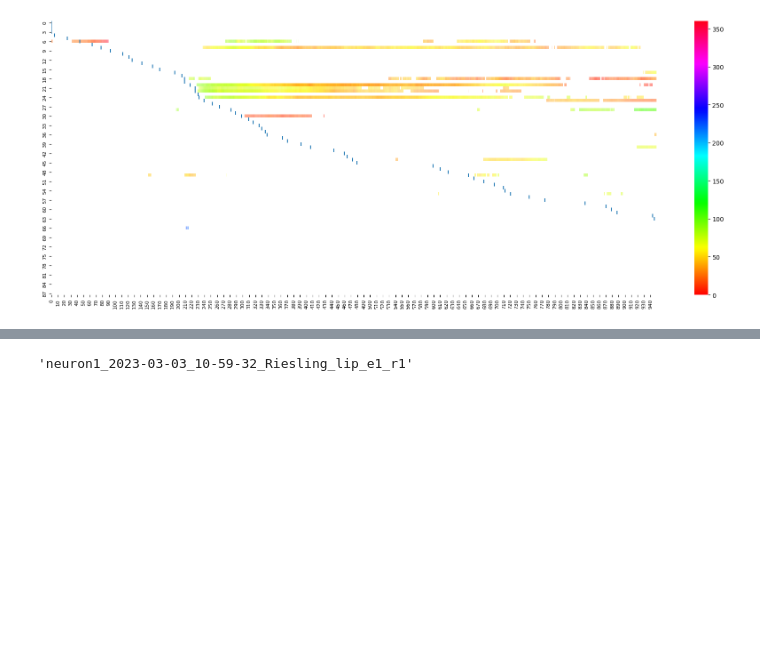
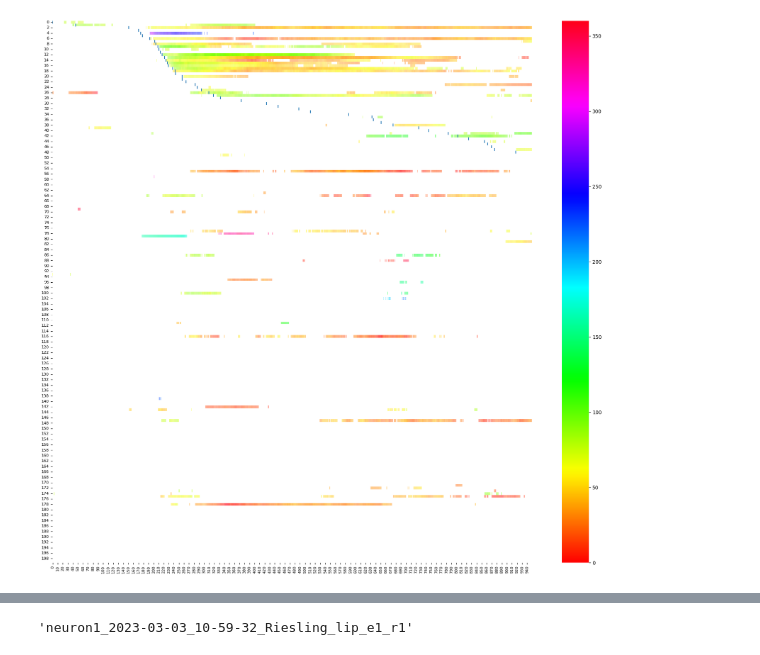
Before and after one commit to Ibos-lab/EphysVibe, a Jupyter notebook: examples/auc_roc.ipynb, the cells around one changed output, grey strips where cells are left out. Cells and saved outputs as stored; diff of their text form; code cells hidden in the pictures; blank space fills up the shorter version.

Commit message:
roc auc heatmap

```diff
--- a/examples/auc_roc.ipynb
+++ b/examples/auc_roc.ipynb
@@ -154,7 +154,7 @@ for line in Lines:
     paths.append(line.strip())
 # %%
 all_mag,all_ang,all_color,all_orient,neuron,p_color_all,p_orient_all = [],[],[],[],[],[],[]
-for path in paths[:5]:
+for path in paths:
     data = TrialsData.from_python_hdf5(path)
     s_path = os.path.normpath(path).split(os.sep)
     i_good, i_mua = 1, 1
@@ -190,12 +190,12 @@ def find_significant(p_value:np.ndarray,win:int, step:int=1)-> np.ndarray:
     sign = np.zeros((p_shape[0],int(np.floor(p_shape[1]/step))))
     count = 0
     for i_step in np.arange(0,p_shape[1]-step,step):
-        sign[:,count] = np.where(np.all(p_value[:,i_step:i_step+win]<0.05,axis=1),True,False)
+        sign[:,count] = np.where(np.all(p_value[:,i_step:i_step+win]<0.01,axis=1),True,False)
         count +=1
     return sign
 # %%
 step=1
-win=30
+win=40
 s_color = find_significant(p_value=p_color_all,win=win, step=step)
 s_orient = find_significant(p_value=p_orient_all,win=win, step=step)
 # %%
@@ -214,17 +256,16 @@ color_max=np.where(np.logical_and(color_max==0,np.isnan(s_color[:,-1])),np.nan,c
 # %%
-c_o_max = np.nanmin([color_max,orient_max],axis=0)
-idx_orient_sort = np.argsort(c_o_max)
-#idx_orient_sort=idx_orient_sort[c_o_max[idx_orient_sort]!=0]
+idx_orient_sort = np.argsort(orient_max)
+#idx_orient_sort=idx_orient_sort[orient_max[idx_orient_sort]!=0]
 
-fig,ax = plt.subplots(figsize=(22,8))
+fig,ax = plt.subplots(figsize=(22,20))
 #ax.vlines([200,650],0,200)
 g = sns.heatmap(np.array(all_ang)[idx_orient_sort],cmap=cmap,vmin=0,vmax=360,alpha=f_all_mag[idx_orient_sort],mask=mask[idx_orient_sort],ax=ax)#,yticklabels=np.arange(len(all_ang[idx_orient_sort])))
 g.tick_params(labelsize=8)
-ax.scatter(c_o_max[idx_orient_sort],np.arange(len(c_o_max[idx_orient_sort]))+0.5,marker='|')
+ax.scatter(orient_max[idx_orient_sort],np.arange(len(orient_max[idx_orient_sort]))+0.5,marker='|')
 #ax.set_yticks(np.arange(len(all_ang)))
 #g.set_ylabel(np.array(np.arange(len(all_ang)),dtype=str))
 # ax.set_xlabel(np.arange(-200,len(all_ang[0])-200))
 plt.show()
 # %% [output]
-[figure, old version]
+[figure, new version]
 # %%
```
Also changed, not shown: parts of 5 cells of this notebook.
